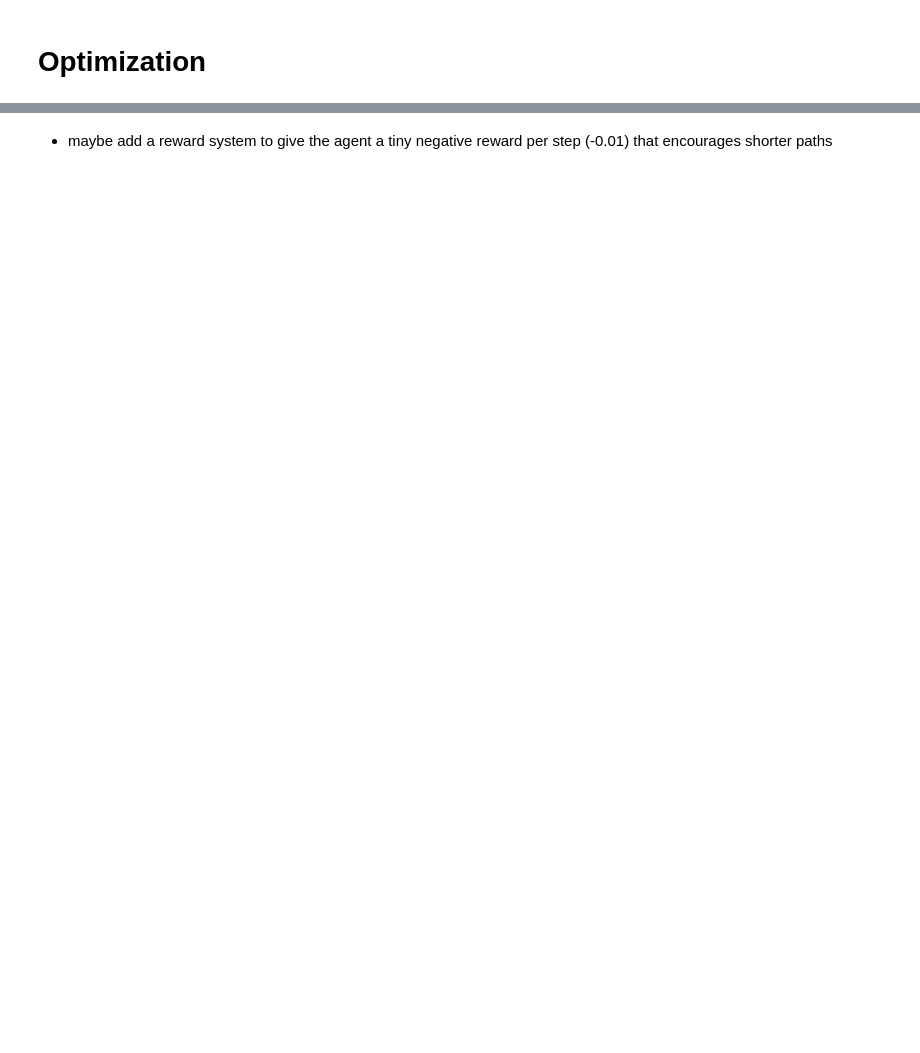
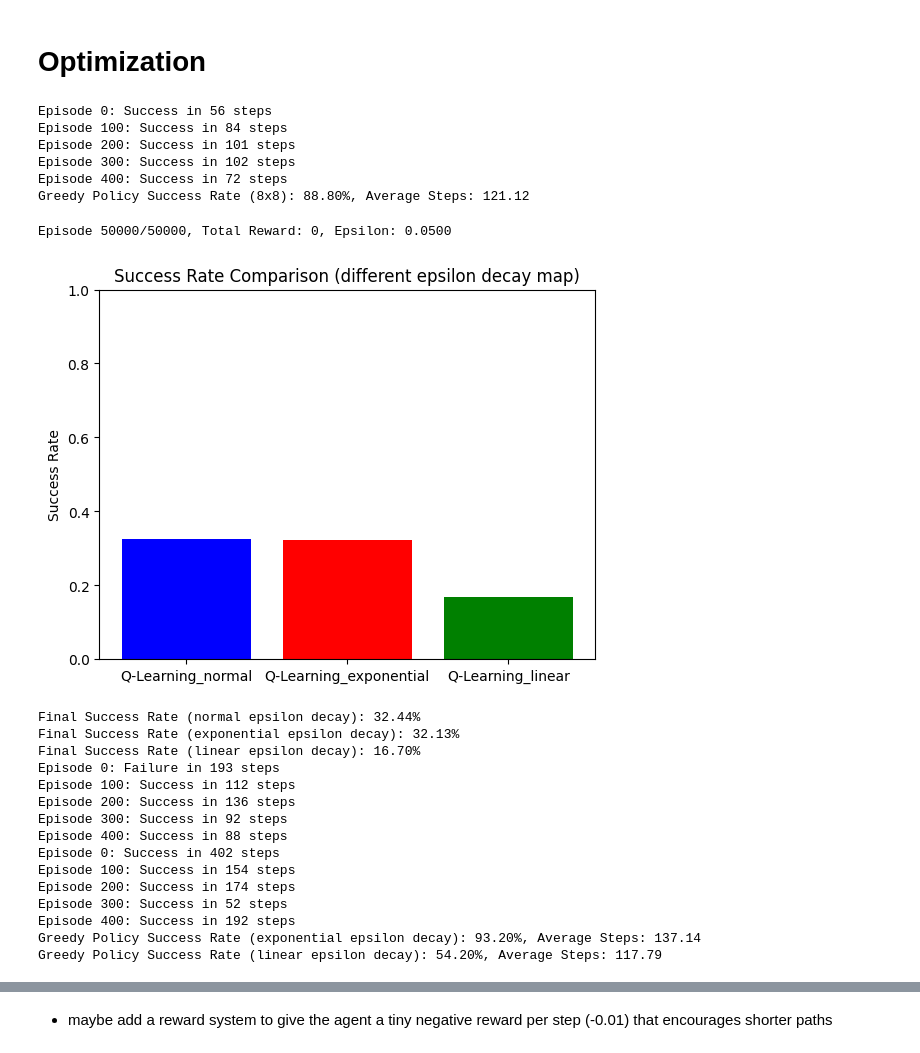
Before and after one commit to jofa016/ACIT4610---Final-Group-Project, a Jupyter notebook: R_f/Project_5/notebook/feature_engineering.ipynb, the cells around one changed output, grey strips where cells are left out. Saved outputs shown, nothing was run; the diff lists cells and outputs as text; code cells hidden in the pictures; blank space fills up the shorter version.

```diff
--- a/R_f/Project_5/notebook/feature_engineering.ipynb
+++ b/R_f/Project_5/notebook/feature_engineering.ipynb
@@ -486,3 +482,80 @@ Final Cumulative Reward (4x4 map): 0.50
 # %% [markdown]
 <a class="anchor" id="optimization"></a>
 # Optimization
+# %%
+# reliable greedy evaluator
+def reliable_greedy_evaluator(env: gym.Env, Q: np.ndarray, num_episodes: int = 1000):
+    success_flags = []
+    steps_ = []
+    for _ in range(num_episodes):
+        state, info = env.reset()
+        done = False
+        steps = 0
+        while not done:
+            action = np.argmax(Q[state])  # Choose the best action based on Q-values
+            next_state, reward, done, truncated, info = env.step(action)
+            state = next_state
+            steps += 1
+        success_flags.append(1 if done and reward > 0 else 0)
+        steps_.append(steps)
+        if _ % 100 == 0:
+            print(f"Episode {_}: {'Success' if success_flags[-1] == 1 else 'Failure'} in {steps} steps")
+    return success_flags, steps_
+
+
+greedy_success_flags_8x8, greedy_steps_8x8 = reliable_greedy_evaluator(env, Q_trained, num_episodes=500)
+print(f"Greedy Policy Success Rate (8x8): {np.mean(greedy_success_flags_8x8):.2%}, Average Steps: {np.mean(greedy_steps_8x8):.2f}")
+# %% [output]
+Episode 0: Success in 56 steps
+Episode 100: Success in 84 steps
+Episode 200: Success in 101 steps
+Episode 300: Success in 102 steps
+Episode 400: Success in 72 steps
+Greedy Policy Success Rate (8x8): 88.80%, Average Steps: 121.12
+# %%
+# try other epsilon decay function
+def epsilon_exponential_decay(t, epsilon_initial, epsilon_min, decay):
+    '''Exponential decay of epsilon.'''
+    return max(epsilon_min,epsilon_initial*(decay**t))
+
+def epsilon_linear_decay(t, total_episodes, epsilon_initial, epsilon_min):
+    '''Linear decay of epsilon over 80% of training'''
+    stop = int(0.8*total_episodes)
+    if t > stop:
+        return epsilon_min
+    return epsilon_initial -(epsilon_initial-epsilon_min)*(t/stop)
+
+Q_trained_exponential, rewards_exponential, success_flags_exponential = q_learning_training(env, num_episodes=50000, alpha=0.5, gamma=0.99, epsilon=1.0, epsilon_min=0.05, epsilon_decay=0.9999, visualize=False, epsilon_scheduling_type='exponential')
+#Q_trained_linear, rewards_linear, success_flags_linear = q_learning_training(env, num_episodes=50000, alpha=0.5, gamma=0.99, epsilon=1.0, epsilon_min=0.05, epsilon_decay=0.9999, visualize=False, epsilon_scheduling_type='linear')
+# %% [output]
+Episode 50000/50000, Total Reward: 0, Epsilon: 0.0500
+# %%
+# compare results of different epsilon decay functions
+plot_success_comparison(success_flags,success_flags_exponential, success_flags_linear, label="different epsilon decay", policies=['Q-Learning_normal', 'Q-Learning_exponential', 'Q-Learning_linear'])
+print(f"Final Success Rate (normal epsilon decay): {np.mean(success_flags):.2%}")
+print(f"Final Success Rate (exponential epsilon decay): {np.mean(success_flags_exponential):.2%}")
+print(f"Final Success Rate (linear epsilon decay): {np.mean(success_flags_linear):.2%}")
+
+
+greedy_success_flags_linear, greedy_steps_linear = reliable_greedy_evaluator(env, Q_trained_linear, num_episodes=500)
+greedy_success_flags_exponential, greedy_steps_exponential = reliable_greedy_evaluator(env, Q_trained_exponential, num_episodes=500)
+
+print(f"Greedy Policy Success Rate (exponential epsilon decay): {np.mean(greedy_success_flags_exponential):.2%}, Average Steps: {np.mean(greedy_steps_exponential):.2f}")
+print(f"Greedy Policy Success Rate (linear epsilon decay): {np.mean(greedy_success_flags_linear):.2%}, Average Steps: {np.mean(greedy_steps_linear):.2f}")
+# %% [output]
+[figure, added]
+Final Success Rate (normal epsilon decay): 32.44%
+Final Success Rate (exponential epsilon decay): 32.13%
+Final Success Rate (linear epsilon decay): 16.70%
+Episode 0: Failure in 193 steps
+Episode 100: Success in 112 steps
+Episode 200: Success in 136 steps
+Episode 300: Success in 92 steps
+Episode 400: Success in 88 steps
+Episode 0: Success in 402 steps
+Episode 100: Success in 154 steps
+Episode 200: Success in 174 steps
+Episode 300: Success in 52 steps
+Episode 400: Success in 192 steps
+Greedy Policy Success Rate (exponential epsilon decay): 93.20%, Average Steps: 137.14
+Greedy Policy Success Rate (linear epsilon decay): 54.20%, Average Steps: 117.79
```
Also changed, not shown: parts of 6 cells of this notebook.
